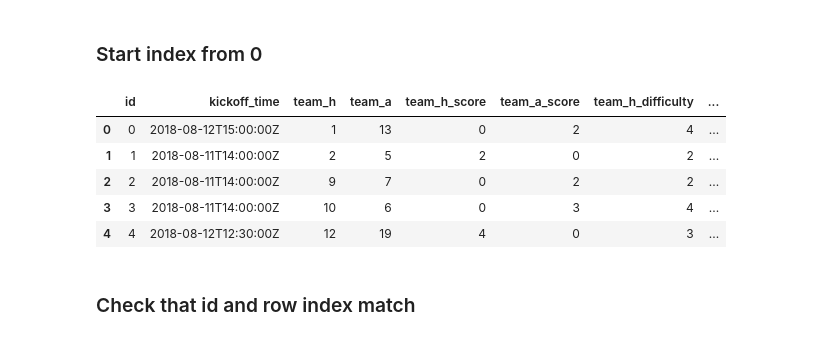
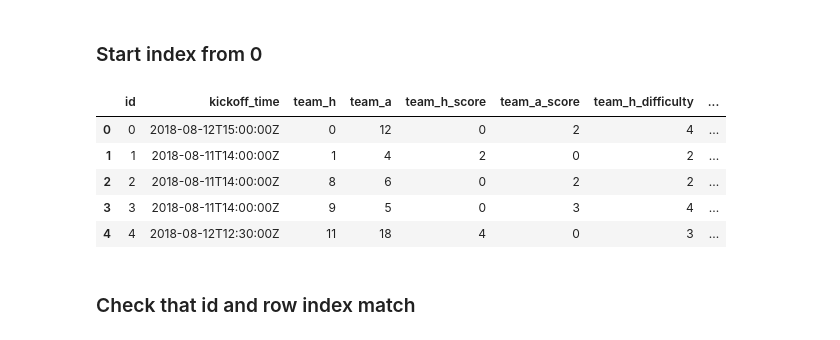
Before and after one commit to richardjdury/fpl, a Jupyter notebook: jupyter/preparing_data/FPL-ML-004-Preparing_Data.ipynb, the cells around one changed output. Saved outputs shown, nothing was run; the diff lists cells and outputs as text; code cells hidden in the pictures.

```diff
--- a/jupyter/preparing_data/FPL-ML-004-Preparing_Data.ipynb
+++ b/jupyter/preparing_data/FPL-ML-004-Preparing_Data.ipynb
@@ -222,8 +240,10 @@ Index(['code', 'deadline_time', 'deadline_time_formatted', 'event',
 # %% [markdown]
 ### Remove excess columns
 # %%
-keep_these_columns = ['id', 'kickoff_time', 'team_h', 'team_a', 'team_h_score', 'team_a_score',
-                      'team_h_difficulty', 'team_a_difficulty']
+keep_these_columns = [
+    'id', 'kickoff_time', 'team_h', 'team_a', 'team_h_score', 'team_a_score',
+    'team_h_difficulty', 'team_a_difficulty'
+]
 
 fixtures_cleaned = fixtures.copy()
 fixtures_cleaned = fixtures_cleaned[keep_these_columns]
@@ -238,18 +258,19 @@ fixtures_cleaned.head()
 # %% [markdown]
 ### Start index from 0
 # %%
-fixtures_cleaned = fixtures_cleaned.sort_values(by=['id']).reset_index(drop=True)
-fixtures_cleaned['id'] = fixtures_cleaned['id']-1
-fixtures_cleaned['team_h'] = fixtures_cleaned['team_h']-1
-fixtures_cleaned['team_a'] = fixtures_cleaned['team_a']-1
+fixtures_cleaned = fixtures_cleaned.sort_values(by=['id']).reset_index(
+    drop=True)
+fixtures_cleaned['id'] = fixtures_cleaned['id'] - 1
+fixtures_cleaned['team_h'] = fixtures_cleaned['team_h'] - 1
+fixtures_cleaned['team_a'] = fixtures_cleaned['team_a'] - 1
 fixtures_cleaned.head()
 # %% [output]
 |  | id | kickoff_time | team_h | team_a | team_h_score | team_a_score | team_h_difficulty | ... |
-| 0 | 0 | 2018-08-12T15:00:00Z | 1 | 13 | 0 | 2 | 4 | ... |
-| 1 | 1 | 2018-08-11T14:00:00Z | 2 | 5 | 2 | 0 | 2 | ... |
-| 2 | 2 | 2018-08-11T14:00:00Z | 9 | 7 | 0 | 2 | 2 | ... |
-| 3 | 3 | 2018-08-11T14:00:00Z | 10 | 6 | 0 | 3 | 4 | ... |
-| 4 | 4 | 2018-08-12T12:30:00Z | 12 | 19 | 4 | 0 | 3 | ... |
+| 0 | 0 | 2018-08-12T15:00:00Z | 0 | 12 | 0 | 2 | 4 | ... |
+| 1 | 1 | 2018-08-11T14:00:00Z | 1 | 4 | 2 | 0 | 2 | ... |
+| 2 | 2 | 2018-08-11T14:00:00Z | 8 | 6 | 0 | 2 | 2 | ... |
+| 3 | 3 | 2018-08-11T14:00:00Z | 9 | 5 | 0 | 3 | 4 | ... |
+| 4 | 4 | 2018-08-12T12:30:00Z | 11 | 18 | 4 | 0 | 3 | ... |
 # %% [markdown]
 ### Check that id and row index match
 # %%
```
Also changed, not shown: parts of 26 cells of this notebook, 10 other files.
